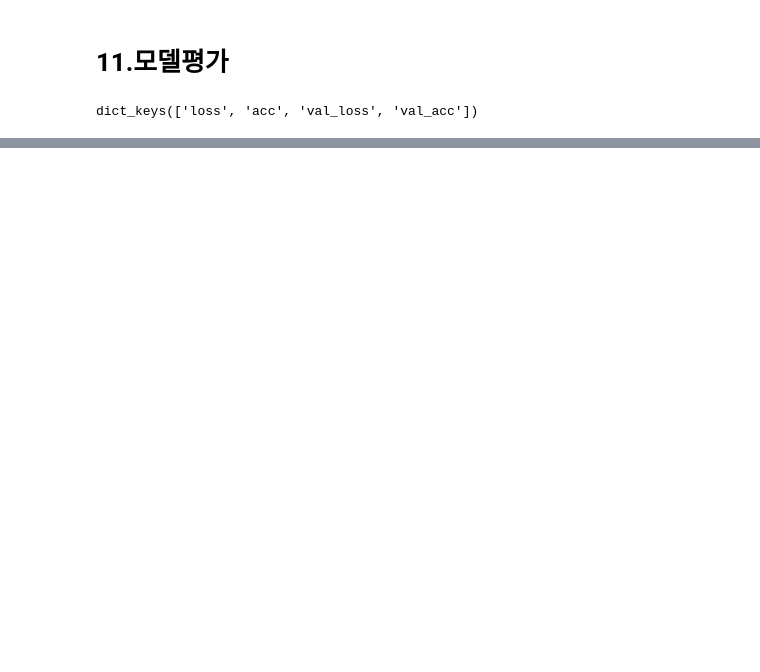
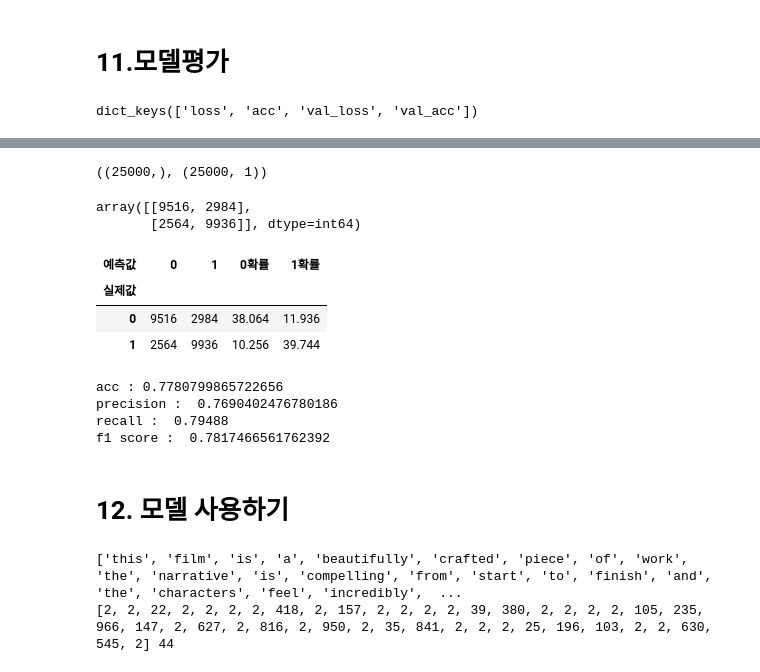
Before and after one commit to eunchae777/ai, a Jupyter notebook: source/07_자연어처리/ch5_LSTM(영화평감상분석).ipynb, the cells around one changed output, grey strips where cells are left out. Cells and saved outputs as stored; diff of their text form; code cells hidden in the pictures; blank space fills up the shorter version.

```diff
--- a/source/07_자연어처리/ch5_LSTM(영화평감상분석).ipynb
+++ b/source/07_자연어처리/ch5_LSTM(영화평감상분석).ipynb
@@ -281,0 +334,6 @@ test의 데이터 정확도 : 0.7552800178527832
+# %%
+# 혼동행렬(교차표, 평가성능지표)
+# y_test 실제값
+pred = model.predict(X_test)
+y_hat = (pred>0.5).astype(int) # 예측값
+# y_hat
@@ -281,0 +349,46 @@ test의 데이터 정확도 : 0.7552800178527832
+# %%
+y_test.shape, y_hat.shape
+# %% [output]
+((25000,), (25000, 1))
+# %%
+# 실제값(1차원)과 예측값(2차원)의 차원이 같지 않아도 됨
+confusion_matrix(y_test, y_hat)
+# %% [output]
+array([[9516, 2984],
+       [2564, 9936]], dtype=int64)
+# %%
+# 실제값과 예측값의 차원이 1차원
+ctab = pd.crosstab(y_test, y_hat.reshape(-1), rownames=['실제값'], colnames=['예측값'])
+ctab['0확률'] = [ctab.loc[0,0]/25000*100, ctab.loc[1,0]/25000*100]
+ctab['1확률'] = [ctab.loc[0,1]/25000*100, ctab.loc[1,1]/25000*100]
+ctab
+# %% [output]
+| 예측값 | 0 | 1 | 0확률 | 1확률 |
+| 실제값 |  |  |  |  |
+| 0 | 9516 | 2984 | 38.064 | 11.936 |
+| 1 | 2564 | 9936 | 10.256 | 39.744 |
+# %%
+# accuracy, precision, recall, f1_score
+print('acc :', acc)
+print('precision : ',precision_score(y_test, y_hat))
+print('recall : ', recall_score(y_test, y_hat))
+print('f1 score : ',f1_score(y_test, y_hat))
+# %% [output]
+acc : 0.7780799865722656
+precision :  0.7690402476780186
+recall :  0.79488
+f1 score :  0.7817466561762392
+# %% [markdown]
+# 12. 모델 사용하기
+# %%
+import re
+review ="""This film is a beautifully crafted piece of work. The narrative is compelling from start to finish, and the characters feel incredibly real. The cinematography and soundtrack blend perfectly, creating an atmosphere that stays with you long after the movie ends. Highly recommended. ^_^ :)""".lower()
+review = re.sub('[^a-zA-Z0-9\s]', ' ',review)
+review = review.split()
+print(review)
+encoded = [1] + [word_to_id.get(r, -1 )+3 for r in review]
+encoded = [2 if (e<=30) | (e>10000) else e for e in encoded] # skip_top 사용시
+print(encoded, len(encoded))
+# %% [output]
+['this', 'film', 'is', 'a', 'beautifully', 'crafted', 'piece', 'of', 'work', 'the', 'narrative', 'is', 'compelling', 'from', 'start', 'to', 'finish', 'and', 'the', 'characters', 'feel', 'incredibly',  ...
+[2, 2, 22, 2, 2, 2, 2, 418, 2, 157, 2, 2, 2, 2, 39, 380, 2, 2, 2, 2, 105, 235, 966, 147, 2, 627, 2, 816, 2, 950, 2, 35, 841, 2, 2, 2, 25, 196, 103, 2, 2, 630, 545, 2] 44
```
Also changed, not shown: parts of 22 cells of this notebook, 4 other files.
